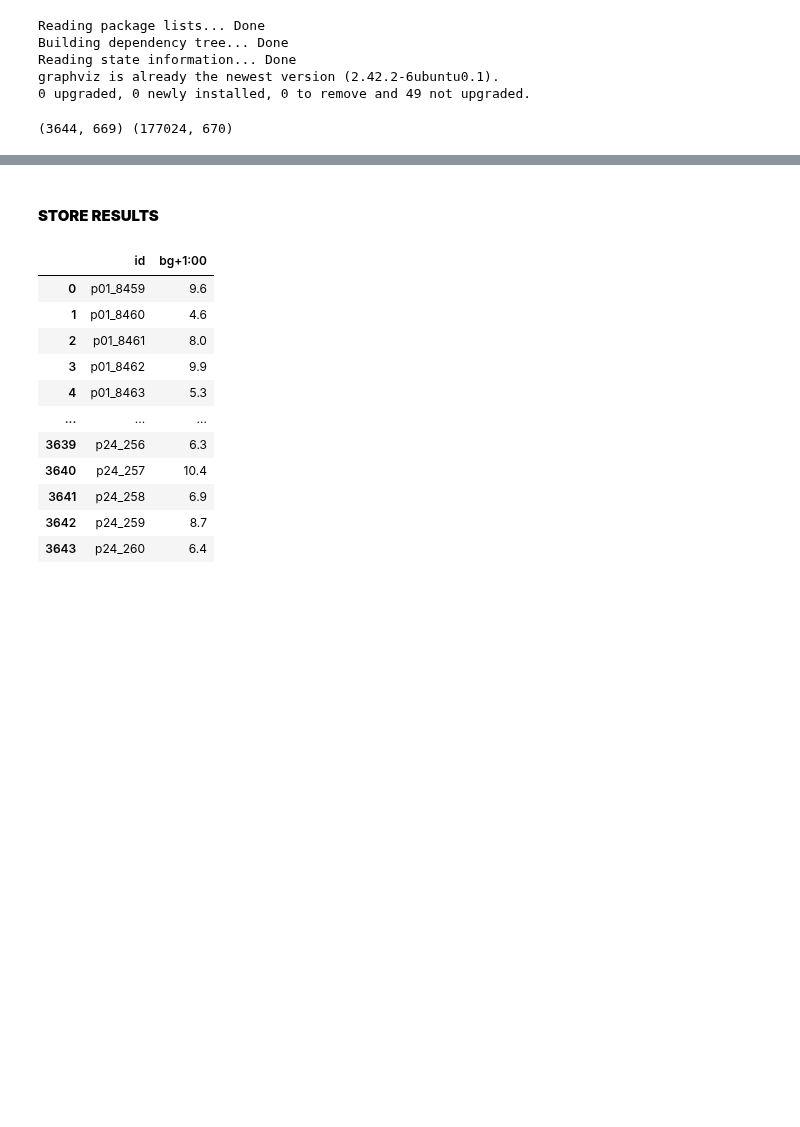
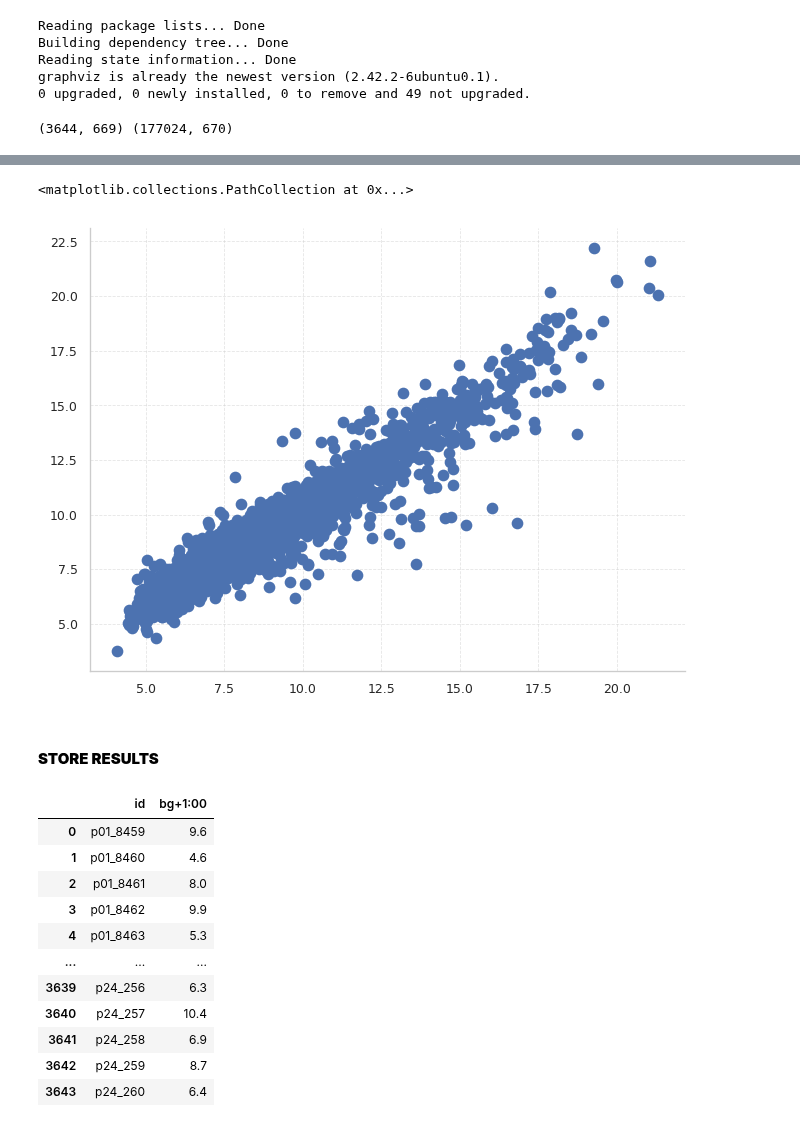
Before and after one commit to fabriziobasso/Colab_backup, a Jupyter notebook: Ensemble.ipynb, the cells around one changed output, grey strips where cells are left out. Drawn from its saved outputs; the diff is of its cells as text; code cells hidden in the pictures; blank space fills up the shorter version.

```diff
--- a/Ensemble.ipynb
+++ b/Ensemble.ipynb
@@ -105,14 +105,17 @@ target = 'bg+1:00'
 trgt = df_train[target]
 df_train.drop(columns=[target], inplace=True)
 # %%
-pr_0 = pd.read_csv("/content/drive/MyDrive/Exercises/Studies_Structured_Data/Data/Glucose/submissions/Submission_val_conv_v4_selection.csv", index_col=0)
-pr_1 = pd.read_csv("/content/drive/MyDrive/Exercises/Studies_Structured_Data/Data/Glucose/submissions/Submission_val_conv_v0_average.csv", index_col=0)
-pr_2 = pd.read_csv("/content/drive/MyDrive/Exercises/Studies_Structured_Data/Data/Glucose/submissions/Submission_val_encoder_v6.csv", index_col=0)
-pr_3 = pd.read_csv("/content/drive/MyDrive/Exercises/Studies_Structured_Data/Data/Glucose/submissions/Submission_val_conv_v2_average.csv", index_col=0)
-pr_4 = pd.read_csv("/content/drive/MyDrive/Exercises/Studies_Structured_Data/Data/Glucose/submissions/Submission_val_encoder_v5.csv", index_col=0)
+pr_0 = pd.read_csv("/content/drive/MyDrive/Exercises/Studies_Structured_Data/Data/Glucose/submissions/Submission_val_dnn_v0_average_clipped.csv", index_col=0)
+pr_1 = pd.read_csv("/content/drive/MyDrive/Exercises/Studies_Structured_Data/Data/Glucose/submissions/Submission_val_conv_v4_average_clipped.csv", index_col=0)
+pr_2 = pd.read_csv("/content/drive/MyDrive/Exercises/Studies_Structured_Data/Data/Glucose/submissions/Submission_val_conv_v3_average_clipped.csv", index_col=0)
+pr_3 = pd.read_csv("/content/drive/MyDrive/Exercises/Studies_Structured_Data/Data/Glucose/submissions/Submission_val_conv_v0_average.csv", index_col=0)
+pr_4 = pd.read_csv("/content/drive/MyDrive/Exercises/Studies_Structured_Data/Data/Glucose/submissions/Submission_val_encoder_v5_original.csv", index_col=0)
+pr_5 = pd.read_csv("/content/drive/MyDrive/Exercises/Studies_Structured_Data/Data/Glucose/submissions/Submission_val_conv_v4_selection.csv", index_col=0)
+pr_6 = pd.read_csv("/content/drive/MyDrive/Exercises/Studies_Structured_Data/Data/Glucose/submissions/Submission_val_xgbreg_v0_average.csv", index_col=0)
+pr_7 = pd.read_csv("/content/drive/MyDrive/Exercises/Studies_Structured_Data/Data/Glucose/submissions/Submission_val_xgbreg_v1_average_id.csv", index_col=0)
 
 
-total = pd.concat([pr_0, pr_1, pr_2, pr_3, pr_4], axis=1)
+total = pd.concat([pr_0, pr_1, pr_2, pr_4, pr_6, pr_7], axis=1)
 # %%
 total["average"] = total.mean(axis=1)
 total.sample(10)
@@ -131,0 +135,2 @@ total.sample(10)
+# %%
+total.columns = ["sub_00","sub_01","sub_02","sub_03","sub_04","sub_05","average"]
@@ -132,3 +148,8 @@ total.sample(10)
+# %%
+plt.scatter(total["sub_00"],total["sub_05"])
+# %% [output]
+<matplotlib.collections.PathCollection at 0x...>
+[figure, added]
 # %% [markdown]
 #### **STORE RESULTS**
 # %%
```
Also changed, not shown: parts of 5 cells of this notebook.
